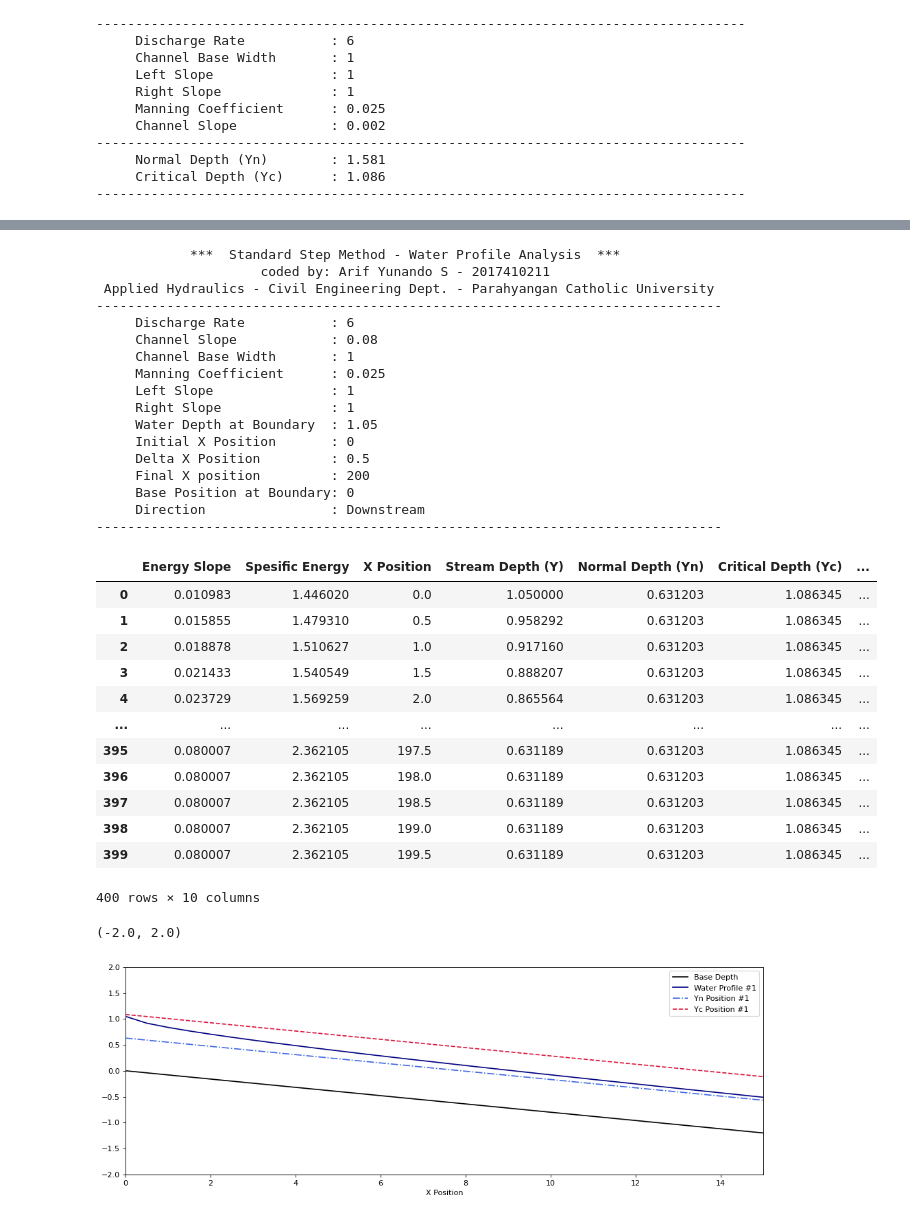
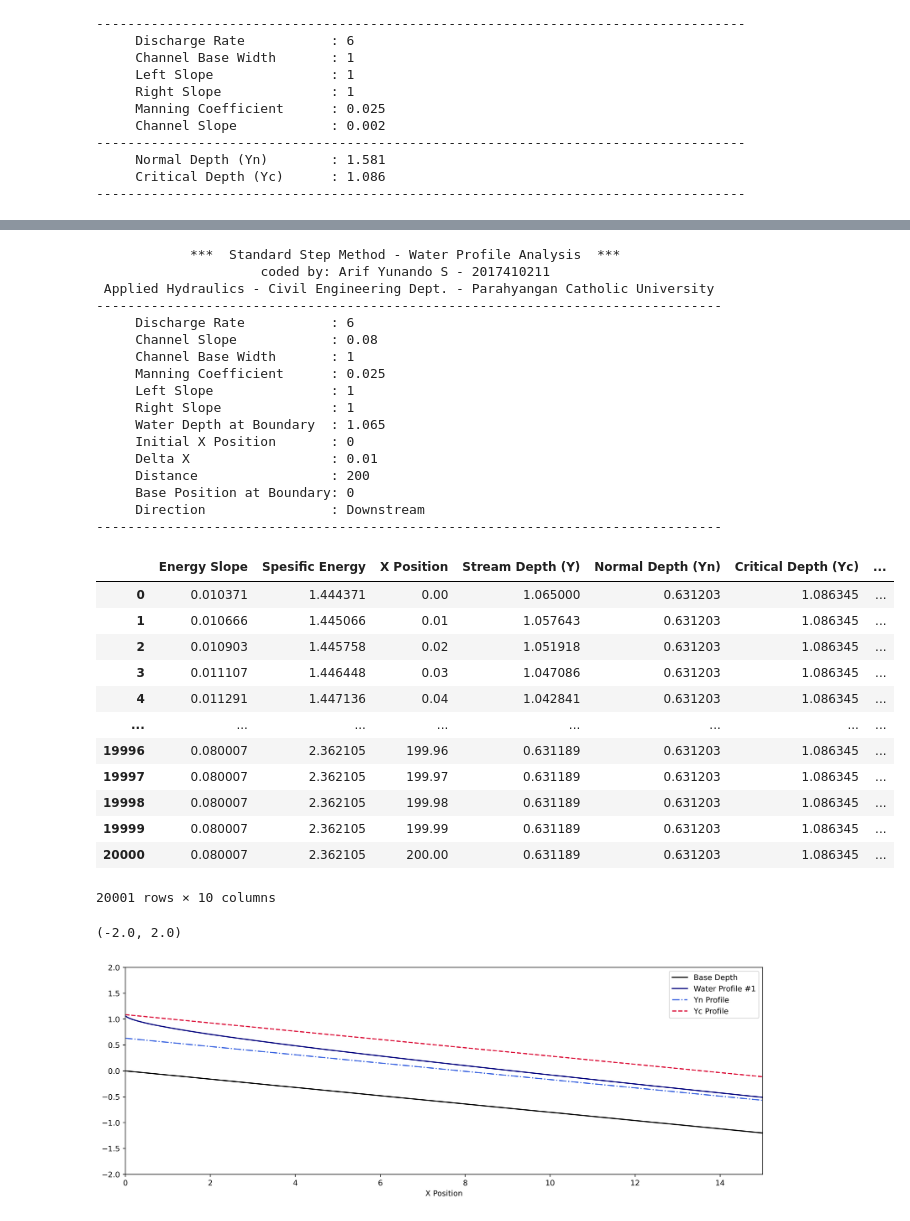
Before and after one commit to Rfys/StandardStepMethod, a Jupyter notebook: Python Script/OpenChannel-SSM.ipynb, the cells around one changed output, grey strips where cells are left out. Drawn from its saved outputs; the diff is of its cells as text; code cells hidden in the pictures.

```diff
--- a/Python Script/OpenChannel-SSM.ipynb
+++ b/Python Script/OpenChannel-SSM.ipynb
@@ -109,58 +109,58 @@ ssm.createPlot(profile1, fig_width=15, fig_heigth=5)
 # %%
 profile2 = ssm.uniformChannel(
     Discharge = 6,
     Slope = 0.08,
     Base = 1,
     Manning = 0.025,
     M1 = 1,
     M2 = 1,
-    Boundary_Depth = 1.05,
+    Boundary_Depth = 1.065,
     Initial_x = 0,
-    delta_x = 0.5,
-    Final_x = 200,
+    delta_x = 0.01,
+    Distance = 200,
     BaseDepthAtBoundary = 0,
     Direction = -1
 )
 
 profile2
 # %% [output]
             ***  Standard Step Method - Water Profile Analysis  ***
                      coded by: Arif Yunando S - 2017410211
  Applied Hydraulics - Civil Engineering Dept. - Parahyangan Catholic University
 --------------------------------------------------------------------------------
      Discharge Rate           : 6
      Channel Slope            : 0.08
      Channel Base Width       : 1
      Manning Coefficient      : 0.025
      Left Slope               : 1
      Right Slope              : 1
-     Water Depth at Boundary  : 1.05
+     Water Depth at Boundary  : 1.065
      Initial X Position       : 0
-     Delta X Position         : 0.5
-     Final X position         : 200
+     Delta X                  : 0.01
+     Distance                 : 200
      Base Position at Boundary: 0
      Direction                : Downstream
 --------------------------------------------------------------------------------
 |  | Energy Slope | Spesific Energy | X Position | Stream Depth (Y) | Normal Depth (Yn) | Critical Depth (Yc) | ... |
-| 0 | 0.010983 | 1.446020 | 0.0 | 1.050000 | 0.631203 | 1.086345 | ... |
-| 1 | 0.015855 | 1.479310 | 0.5 | 0.958292 | 0.631203 | 1.086345 | ... |
-| 2 | 0.018878 | 1.510627 | 1.0 | 0.917160 | 0.631203 | 1.086345 | ... |
-| 3 | 0.021433 | 1.540549 | 1.5 | 0.888207 | 0.631203 | 1.086345 | ... |
-| 4 | 0.023729 | 1.569259 | 2.0 | 0.865564 | 0.631203 | 1.086345 | ... |
+| 0 | 0.010371 | 1.444371 | 0.00 | 1.065000 | 0.631203 | 1.086345 | ... |
+| 1 | 0.010666 | 1.445066 | 0.01 | 1.057643 | 0.631203 | 1.086345 | ... |
+| 2 | 0.010903 | 1.445758 | 0.02 | 1.051918 | 0.631203 | 1.086345 | ... |
+| 3 | 0.011107 | 1.446448 | 0.03 | 1.047086 | 0.631203 | 1.086345 | ... |
+| 4 | 0.011291 | 1.447136 | 0.04 | 1.042841 | 0.631203 | 1.086345 | ... |
 | ... | ... | ... | ... | ... | ... | ... | ... |
-| 395 | 0.080007 | 2.362105 | 197.5 | 0.631189 | 0.631203 | 1.086345 | ... |
-| 396 | 0.080007 | 2.362105 | 198.0 | 0.631189 | 0.631203 | 1.086345 | ... |
-| 397 | 0.080007 | 2.362105 | 198.5 | 0.631189 | 0.631203 | 1.086345 | ... |
-| 398 | 0.080007 | 2.362105 | 199.0 | 0.631189 | 0.631203 | 1.086345 | ... |
-| 399 | 0.080007 | 2.362105 | 199.5 | 0.631189 | 0.631203 | 1.086345 | ... |
+| 19996 | 0.080007 | 2.362105 | 199.96 | 0.631189 | 0.631203 | 1.086345 | ... |
+| 19997 | 0.080007 | 2.362105 | 199.97 | 0.631189 | 0.631203 | 1.086345 | ... |
+| 19998 | 0.080007 | 2.362105 | 199.98 | 0.631189 | 0.631203 | 1.086345 | ... |
+| 19999 | 0.080007 | 2.362105 | 199.99 | 0.631189 | 0.631203 | 1.086345 | ... |
+| 20000 | 0.080007 | 2.362105 | 200.00 | 0.631189 | 0.631203 | 1.086345 | ... |
-400 rows × 10 columns
+20001 rows × 10 columns
 # %%
 ssm.createPlot(profile2)
 plt.xlim(0,15)
 plt.ylim(-2, 2)
 # %% [output]
 (-2.0, 2.0)
-[figure, old version]
+[figure, new version]
 # %%
 '''
 The createPlot wrapper can also accept more than one analysis in an array like structure such as below
```
Also changed, not shown: parts of 3 cells of this notebook, 3 other files.
